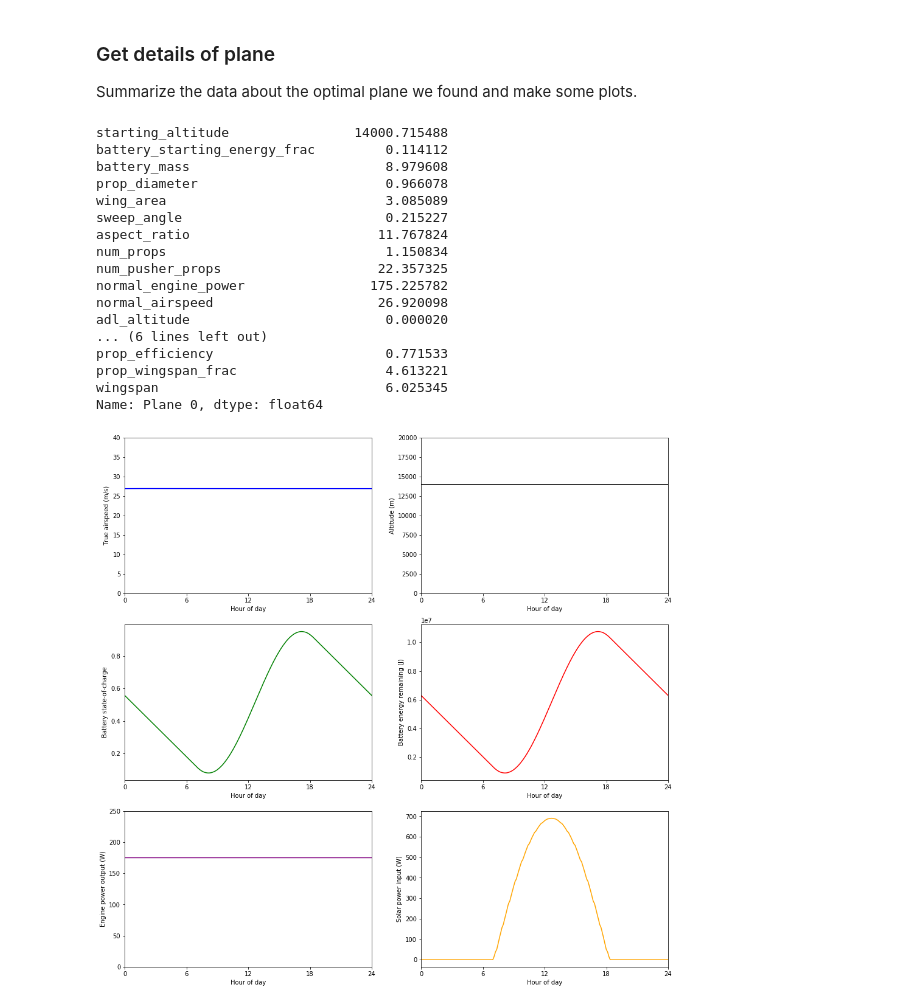
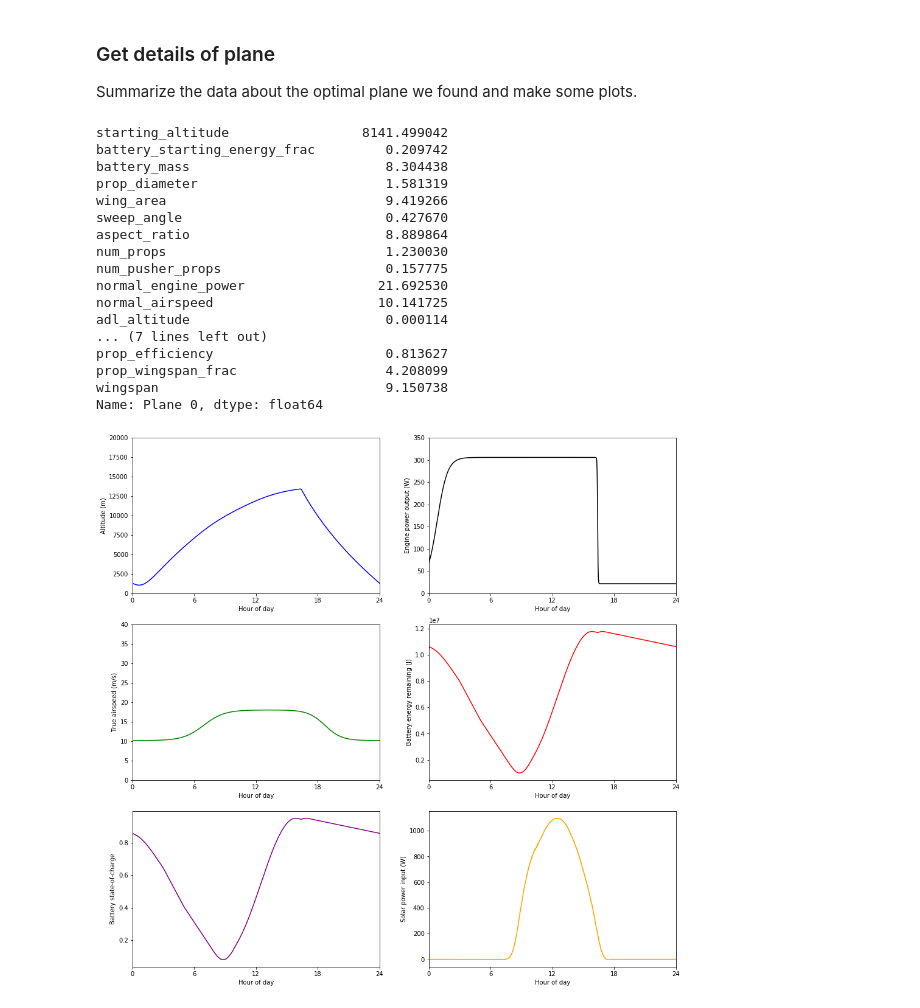
Before and after one commit to gusgordon/atmospheric_satellite, a Jupyter notebook: atmosat.ipynb, the cells around one changed output. Cells and saved outputs as stored; diff of their text form; code cells hidden in the pictures.

Commit message:
Use better model for solar irradiance & add real payload

```diff
--- a/atmosat.ipynb
+++ b/atmosat.ipynb
@@ -41,4 +159,6 @@ earth_radius = 6375000 # m
 # Atmospheric data
 # From http://www.digitaldutch.com/atmoscalc/tableatmosphere.htm
 atm_data = pd.read_csv('st_atm_1976.csv').set_index('Altitude [m]')
-atmosphere = atm_data.reindex(np.arange(atm_data.index[0], atm_data.index[-1] + 1)).interpolate().as_matrix()
+atmosphere = atm_data.reindex(np.arange(atm_data.index[0], atm_data.index[-1] + 1)).interpolate().values
+
+T_ground, P_ground, rho_ground, c_ground, u_ground = atmosphere[0]
@@ -190,3 +171,10 @@ def mean_insol_interp(altitude, second_of_day):
+# %%
+solar_graph = pd.read_csv(f'solar_graph_day_{day_of_year}_lat_{latitude}.csv', index_col='second').values
+
+@jit
+def solar_irradiance(altitude, second_of_day):
+    altitude = max(altitude, 0)
+    return solar_graph[int(round(second_of_day / 60)), int(round(altitude / 25))]
 # %% [markdown]
 ### Wing, propeller thrust, etc. functions
 # %%
@@ -766,14 +667,19 @@ popsize = 200
 
 planes = pd.DataFrame(columns=opt_vars)
 
-while len(planes) < 20:
+while len(planes) < 10:
     new_population = np.array([np.random.uniform(likely_region[v][0],
-                                                 likely_region[v][1], popsize) for v in opt_vars]).T #2000, 0.001
-    o = optimize.differential_evolution(compute_flight_opt, strategy='randtobest1bin', maxiter=10000, tol=0.000001,
-                                        bounds=opt_bounds, polish=True, init=new_population)
+                                                 likely_region[v][1], popsize) for v in opt_vars]).T
+    o = optimize.differential_evolution(compute_flight_opt, strategy='randtobest1bin', maxiter=10000,
+                                        tol=0.0000001, bounds=opt_bounds, polish=True, init=new_population,
+                                        updating='deferred', workers=2)
     params = dict(zip(opt_vars, o.x))
 
-    params.update(compute_flight(*o.x))
+    params.update(compute_flight(*o.x)[0])
 
-    print 'found plane, loss = %s' % params['loss']
-    planes = planes.append(params, ignore_index=True)
+    if params['loss'] < 0:
+        print(f"found plane, loss = {params['loss']}, wingspan = {params['wingspan']}")
+    else:
+        print(f"found plane, loss = {params['loss']}")
+
+    planes = planes.append(params, ignore_index=True).sort_values('loss')
@@ -781,7 +698,7 @@ while len(planes) < 20:
 ### Results
 Each row is a plane, the lower the loss function the better.
 # %%
-planes.set_index('loss').sort_index()
+planes.set_index('loss')
 # %% [output]
 |  | starting_altitude | battery_starting_energy_frac | battery_mass | prop_diameter | wing_area | sweep_angle | ... |
 | loss |  |  |  |  |  |  | ... |
@@ -807,57 +718,58 @@ planes.set_index('loss').sort_index()
 Summarize the data about the optimal plane we found and make some plots.
 # %%
 plane_no = 0
-result, detail = compute_flight(return_detail=True, **planes.iloc[plane_no].loc[opt_vars])
+result, detail = compute_flight(**planes.iloc[plane_no].loc[opt_vars])
+detail_df = pd.DataFrame.from_dict(dict(detail)).set_index('time').sort_index()
 
 # Summary stats
 skip_vars = ['a2', 'a3', 'a4', 'a5', 'a6', 'e2', 'e3', 'e4', 'e5', 'e6']
 renames = {
     'e1': 'normal_engine_power',
     'a1': 'normal_airspeed'
 }
-display(planes.iloc[0].rename(renames).rename('Plane {}'.format(plane_no)).drop(skip_vars))
+display(planes.iloc[plane_no].rename(renames).rename('Plane {}'.format(plane_no)).drop(skip_vars))
 
 # Plots of day
 f, axarr = plt.subplots(3, 2, figsize=(16,16))
 y_labels = {
         'altitude': 'Altitude (m)',
         'engine_power': 'Engine power output (W)',
         'airspeed': 'True airspeed (m/s)',
         'battery_energy': 'Battery energy remaining (J)',
         'battery_SOC': 'Battery state-of-charge',
         'solar_power': 'Solar power input (W)',
 }
 colors = ['blue', 'black', 'green', 'red', 'purple', 'orange']
-for i, col in enumerate(detail):
+for i, col in enumerate(detail_df):
     ax = axarr.flatten()[i]
-    detail[col].plot(ax=ax, color=colors[i])
+    detail_df[col].plot(ax=ax, color=colors[i])
     ax.set_ylabel(y_labels[col])
     ax.set_xlabel('Hour of day')
     ax.set_xlim(0, 24)
     ax.get_yaxis().get_major_formatter().set_useOffset(False)
     ax.set_xticks([0, 6, 12, 18, 24])
     if col == 'altitude':
         ax.set_ylim(0, 20000)
     elif col == 'engine_power':
-        ax.set_ylim(0, 250)
+        ax.set_ylim(0, 350)
     elif col == 'airspeed':
         ax.set_ylim(0, 40)
 # %% [output]
-starting_altitude                14000.715488
-battery_starting_energy_frac         0.114112
-battery_mass                         8.979608
-prop_diameter                        0.966078
-wing_area                            3.085089
-sweep_angle                          0.215227
-aspect_ratio                        11.767824
-num_props                            1.150834
-num_pusher_props                    22.357325
-normal_engine_power                175.225782
-normal_airspeed                     26.920098
-adl_altitude                         0.000020
-... (6 lines left out)
-prop_efficiency                      0.771533
-prop_wingspan_frac                   4.613221
-wingspan                             6.025345
+starting_altitude                 8141.499042
+battery_starting_energy_frac         0.209742
+battery_mass                         8.304438
+prop_diameter                        1.581319
+wing_area                            9.419266
+sweep_angle                          0.427670
+aspect_ratio                         8.889864
+num_props                            1.230030
+num_pusher_props                     0.157775
+normal_engine_power                 21.692530
+normal_airspeed                     10.141725
+adl_altitude                         0.000114
+... (7 lines left out)
+prop_efficiency                      0.813627
+prop_wingspan_frac                   4.208099
+wingspan                             9.150738
 Name: Plane 0, dtype: float64
-[figure, old version]
+[figure, new version]
```
Also changed, not shown: parts of 15 cells of this notebook, 8 other files.
